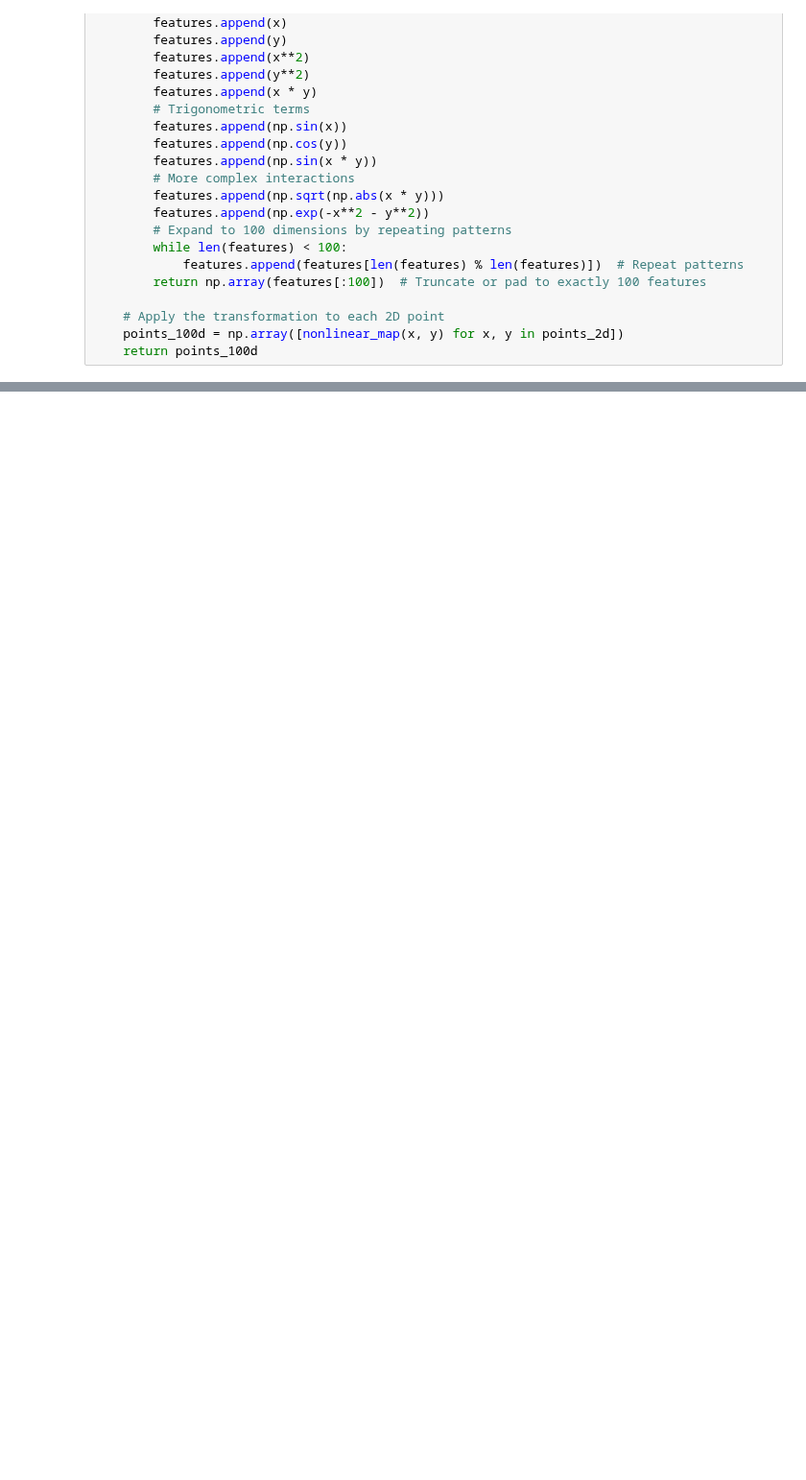
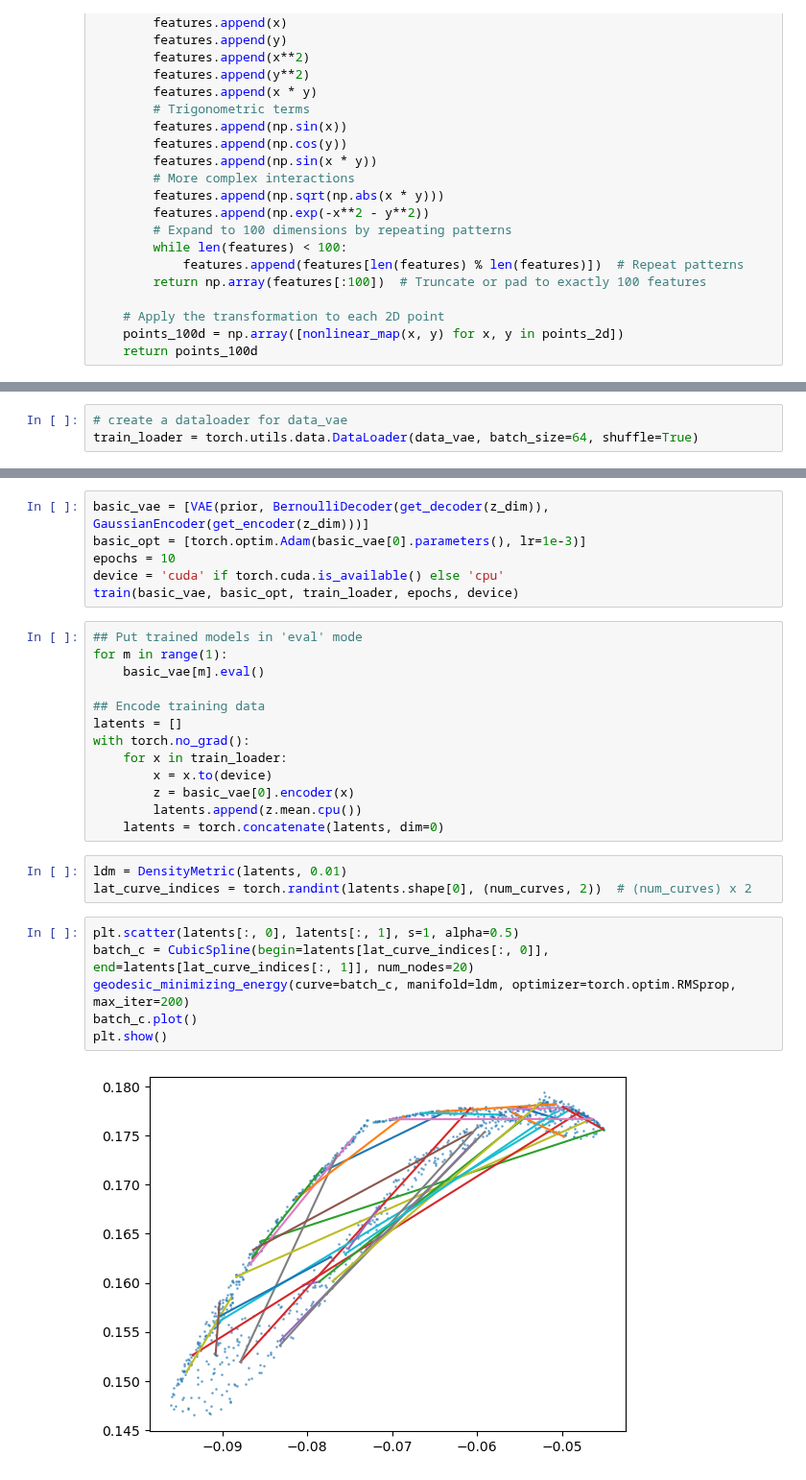
Before and after one commit to fablos/geo_latte, a Jupyter notebook: icra/circular_data.ipynb, the cells around one changed output, grey strips where cells are left out. Shown at 96% size. Drawn from its saved outputs; the diff is of its cells as text; blank space fills up the shorter version.

```diff
--- a/icra/circular_data.ipynb
+++ b/icra/circular_data.ipynb
@@ -107,0 +118,3 @@ def embed_points_2d_to_100d(points_2d):
+# %%
+# create a dataloader for data_vae
+train_loader = torch.utils.data.DataLoader(data_vae, batch_size=64, shuffle=True)
@@ -107,0 +165,30 @@ def embed_points_2d_to_100d(points_2d):
+# %%
+basic_vae = [VAE(prior, BernoulliDecoder(get_decoder(z_dim)), GaussianEncoder(get_encoder(z_dim)))]
+basic_opt = [torch.optim.Adam(basic_vae[0].parameters(), lr=1e-3)]
+epochs = 10
+device = 'cuda' if torch.cuda.is_available() else 'cpu'
+train(basic_vae, basic_opt, train_loader, epochs, device)
+# %%
+## Put trained models in 'eval' mode
+for m in range(1):
+    basic_vae[m].eval()
+
+## Encode training data
+latents = []
+with torch.no_grad():
+    for x in train_loader:
+        x = x.to(device)
+        z = basic_vae[0].encoder(x)
+        latents.append(z.mean.cpu())
+    latents = torch.concatenate(latents, dim=0)
+# %%
+ldm = DensityMetric(latents, 0.01)
+lat_curve_indices = torch.randint(latents.shape[0], (num_curves, 2))  # (num_curves) x 2
+# %%
+plt.scatter(latents[:, 0], latents[:, 1], s=1, alpha=0.5)
+batch_c = CubicSpline(begin=latents[lat_curve_indices[:, 0]], end=latents[lat_curve_indices[:, 1]], num_nodes=20)
+geodesic_minimizing_energy(curve=batch_c, manifold=ldm, optimizer=torch.optim.RMSprop, max_iter=200)
+batch_c.plot()
+plt.show()
+# %% [output]
+[figure, added]
```
Also changed, not shown: parts of 7 cells of this notebook.
